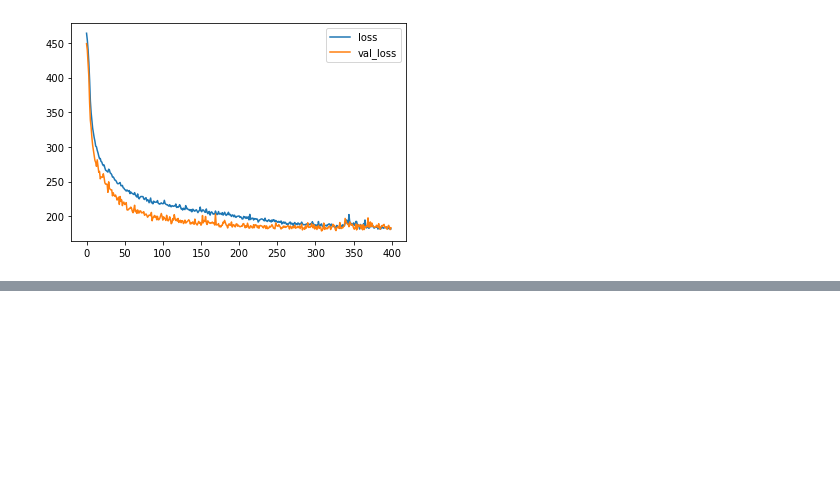
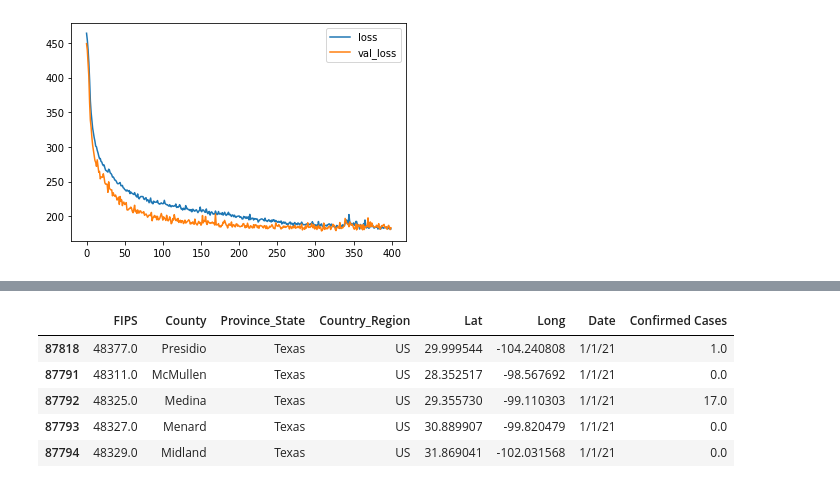
Before and after one commit to rmorse7/HopeSimpson-Forecasting, a Jupyter notebook: LSTM_forecasting/load_model_and_predict.ipynb, the cells around one changed output, grey strips where cells are left out. Saved outputs shown, nothing was run; the diff lists cells and outputs as text; code cells hidden in the pictures; blank space fills up the shorter version.

Commit message:
add predicted results of texas county confirmed cases

```diff
--- a/LSTM_forecasting/load_model_and_predict.ipynb
+++ b/LSTM_forecasting/load_model_and_predict.ipynb
@@ -23,0 +42,12 @@ model.summary()
+# %%
+test_set=pd.read_csv("time_series_covid19_confirmed_Texas_counties_transformed.csv").dropna()
+test_set = test_set.drop(test_set[test_set['Confirmed Cases'] < 0].index)
+test_set = test_set.sort_values(by='Date', ascending=True)
+test_set.head()
+# %% [output]
+|  | FIPS | County | Province_State | Country_Region | Lat | Long | Date | Confirmed Cases |
+| 87818 | 48377.0 | Presidio | Texas | US | 29.999544 | -104.240808 | 1/1/21 | 1.0 |
+| 87791 | 48311.0 | McMullen | Texas | US | 28.352517 | -98.567692 | 1/1/21 | 0.0 |
+| 87792 | 48325.0 | Medina | Texas | US | 29.355730 | -99.110303 | 1/1/21 | 17.0 |
+| 87793 | 48327.0 | Menard | Texas | US | 30.889907 | -99.820479 | 1/1/21 | 0.0 |
+| 87794 | 48329.0 | Midland | Texas | US | 31.869041 | -102.031568 | 1/1/21 | 0.0 |
```
Also changed, not shown: parts of 6 cells of this notebook, 49 other files.
